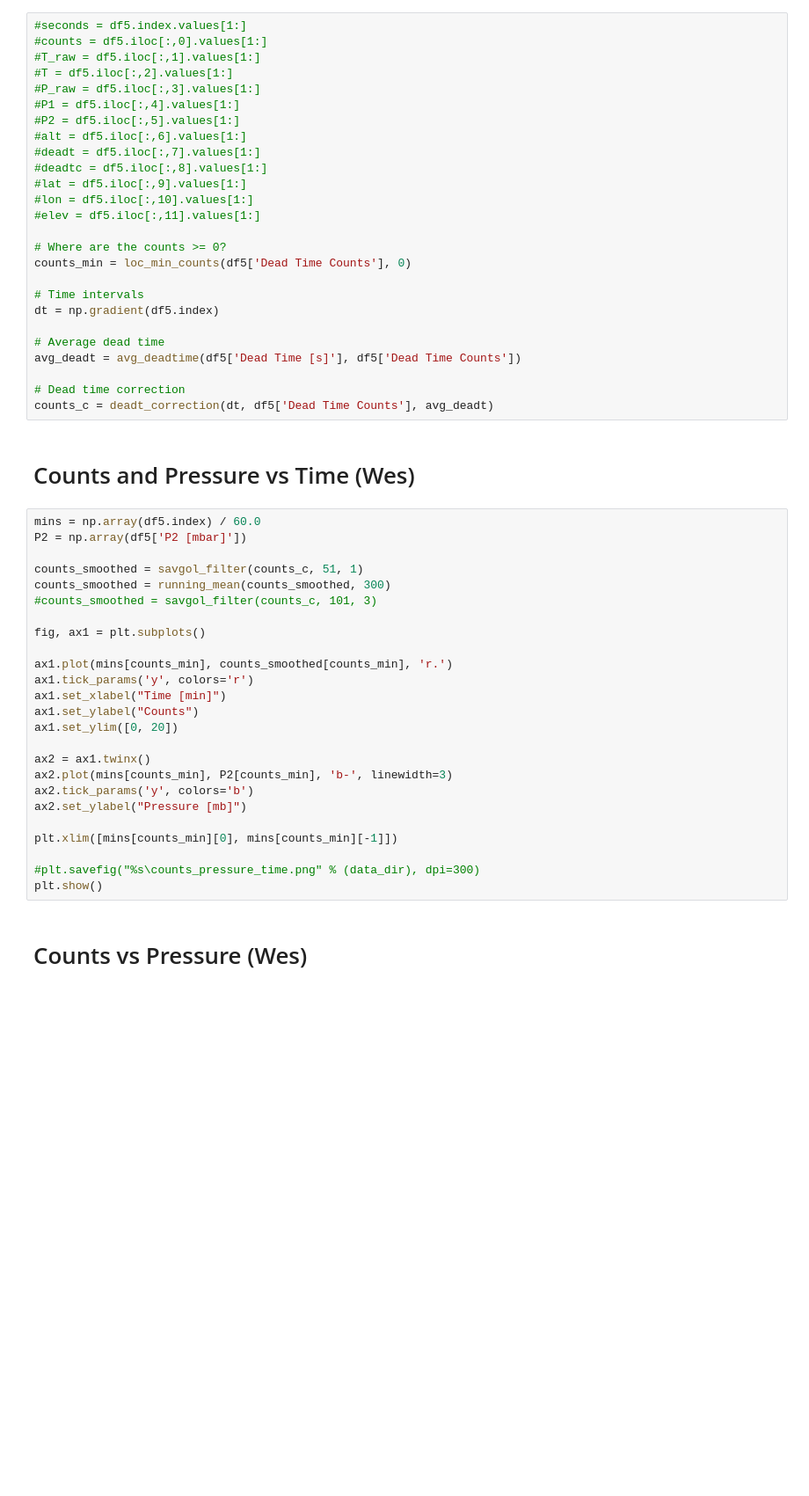
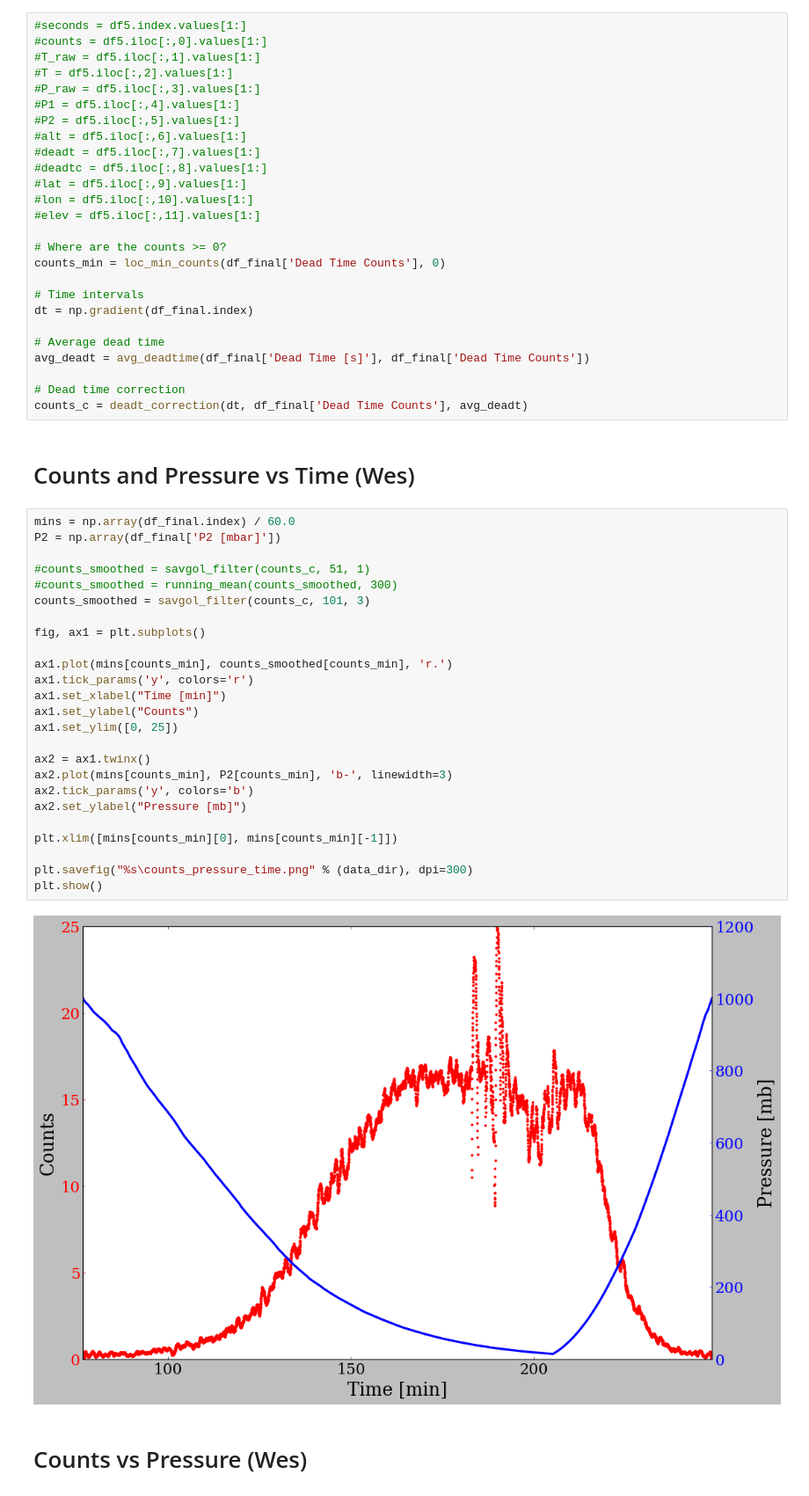
Before and after one commit to cnicoloff/soar-data-analysis, a Jupyter notebook: Process Data.ipynb, the cells around one changed output. Shown: that part at 88% size. Drawn from its saved outputs; the diff is of its cells as text; blank space fills up the shorter version.

Commit message:
Updated some of the plotting code

```diff
--- a/Process Data.ipynb
+++ b/Process Data.ipynb
@@ -571,43 +574,45 @@ assert(False)
 #elev = df5.iloc[:,11].values[1:]
 
 # Where are the counts >= 0?
-counts_min = loc_min_counts(df5['Dead Time Counts'], 0)
+counts_min = loc_min_counts(df_final['Dead Time Counts'], 0)
 
 # Time intervals
-dt = np.gradient(df5.index)
+dt = np.gradient(df_final.index)
 
 # Average dead time
-avg_deadt = avg_deadtime(df5['Dead Time [s]'], df5['Dead Time Counts'])
+avg_deadt = avg_deadtime(df_final['Dead Time [s]'], df_final['Dead Time Counts'])
 
 # Dead time correction
-counts_c = deadt_correction(dt, df5['Dead Time Counts'], avg_deadt)
+counts_c = deadt_correction(dt, df_final['Dead Time Counts'], avg_deadt)
 # %% [markdown]
 # Counts and Pressure vs Time (Wes)
 # %%
-mins = np.array(df5.index) / 60.0
-P2 = np.array(df5['P2 [mbar]'])
+mins = np.array(df_final.index) / 60.0
+P2 = np.array(df_final['P2 [mbar]'])
 
-counts_smoothed = savgol_filter(counts_c, 51, 1)
-counts_smoothed = running_mean(counts_smoothed, 300)
-#counts_smoothed = savgol_filter(counts_c, 101, 3)
+#counts_smoothed = savgol_filter(counts_c, 51, 1)
+#counts_smoothed = running_mean(counts_smoothed, 300)
+counts_smoothed = savgol_filter(counts_c, 101, 3)
 
 fig, ax1 = plt.subplots()
 
 ax1.plot(mins[counts_min], counts_smoothed[counts_min], 'r.')
 ax1.tick_params('y', colors='r')
 ax1.set_xlabel("Time [min]")
 ax1.set_ylabel("Counts")
-ax1.set_ylim([0, 20])
+ax1.set_ylim([0, 25])
 
 ax2 = ax1.twinx()
 ax2.plot(mins[counts_min], P2[counts_min], 'b-', linewidth=3)
 ax2.tick_params('y', colors='b')
 ax2.set_ylabel("Pressure [mb]")
 
 plt.xlim([mins[counts_min][0], mins[counts_min][-1]])
 
-#plt.savefig("%s\counts_pressure_time.png" % (data_dir), dpi=300)
+plt.savefig("%s\counts_pressure_time.png" % (data_dir), dpi=300)
 plt.show()
+# %% [output]
+[figure, added]
 # %% [markdown]
 # Counts vs Pressure (Wes)
 # %%
```
Also changed, not shown: parts of 9 cells of this notebook.
